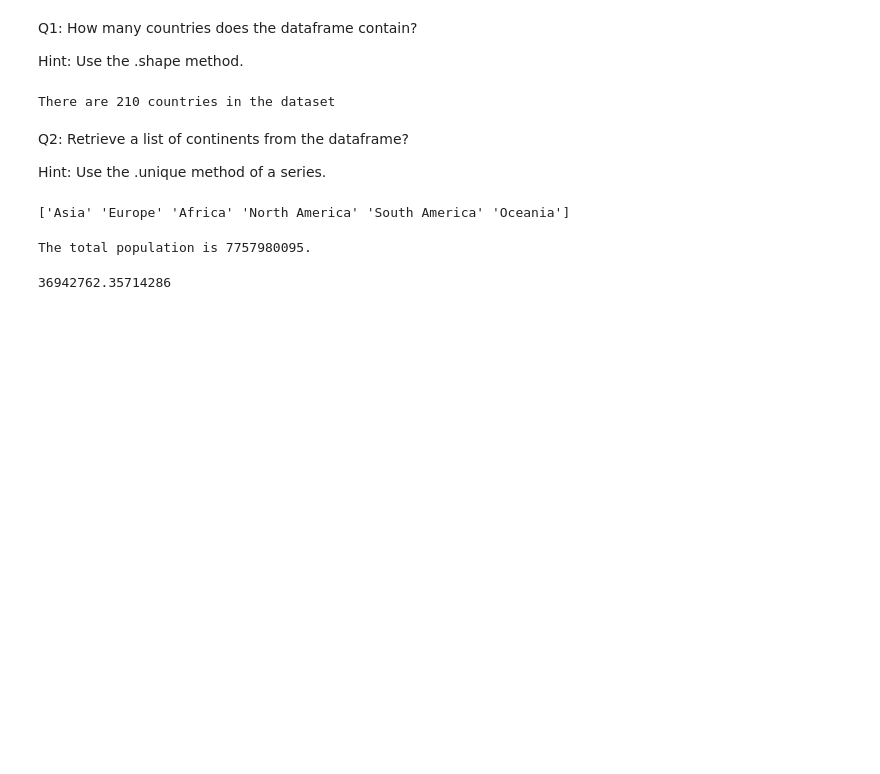
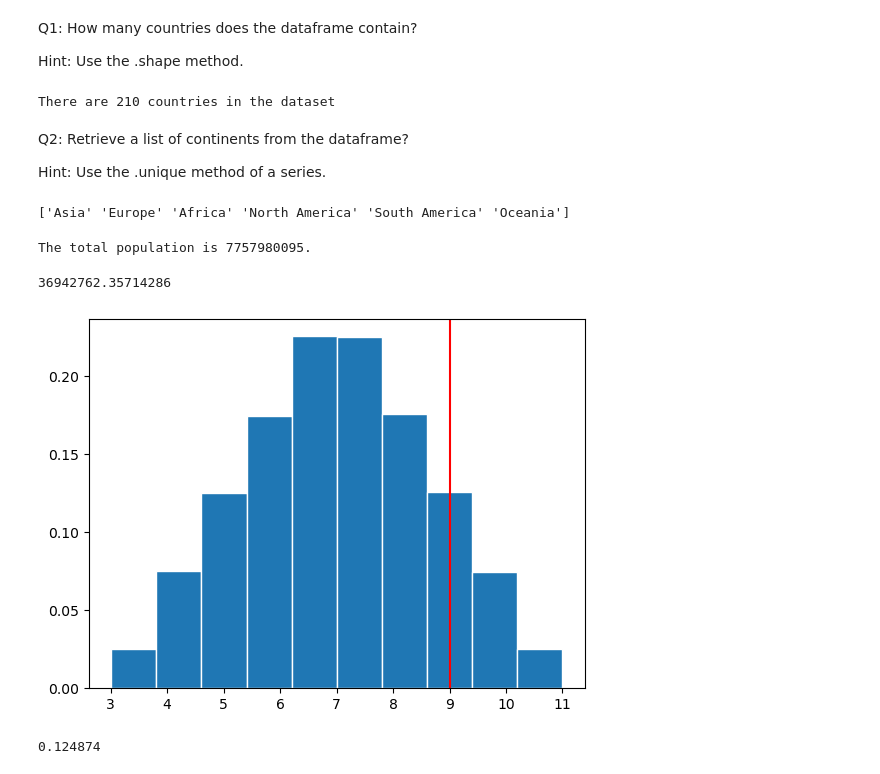
Before and after one commit to RAdventurer/data-analysis, a Jupyter notebook: data analysis 1.ipynb, the cells around one changed output. Saved outputs shown, nothing was run; the diff lists cells and outputs as text; code cells hidden in the pictures; blank space fills up the shorter version.

```diff
--- a/data analysis 1.ipynb
+++ b/data analysis 1.ipynb
@@ -937,0 +842,27 @@ Also make sure to help others on the forum: https://jovian.ai/forum/t/assignment
+# %%
+#Step 1: Monte Carlo Sampling
+    #(1) import NumPy for dealing with arrays;
+    #(2) define number of Monte Carlo simulations
+    #(3) generate a series of random durations for activities 'A' and 'B'
+    #(4) create a random series of random durations by summing 'A' and 'B'
+import numpy as np
+sims = 1000000
+
+A = np.random.uniform(1, 5, sims)
+B = np.random.uniform(2, 6, sims)
+
+duration = A + B
+#Step 2: Visualize Results
+    #(1) Import matplotlib to visualize results
+    #(2) Initialize a figure that will include (a) a histogram with approximate probability densities; and (b) a vertical redline at the value 9
+    #(3) Show the plot
+    #(4) Print the number of simulations in which duration exceeds 9 hours, normalized by the total number of simulations (i.e., 'sims')
+import matplotlib.pyplot as plt
+plt.figure()
+plt.hist(duration,density = True, edgecolor='white')
+plt.axvline(9, color='r')
+plt.show()
+print((duration > 9).sum()/sims)
+# %% [output]
+[figure, added]
+0.124874
```
Also changed, not shown: parts of 1 cell of this notebook.
